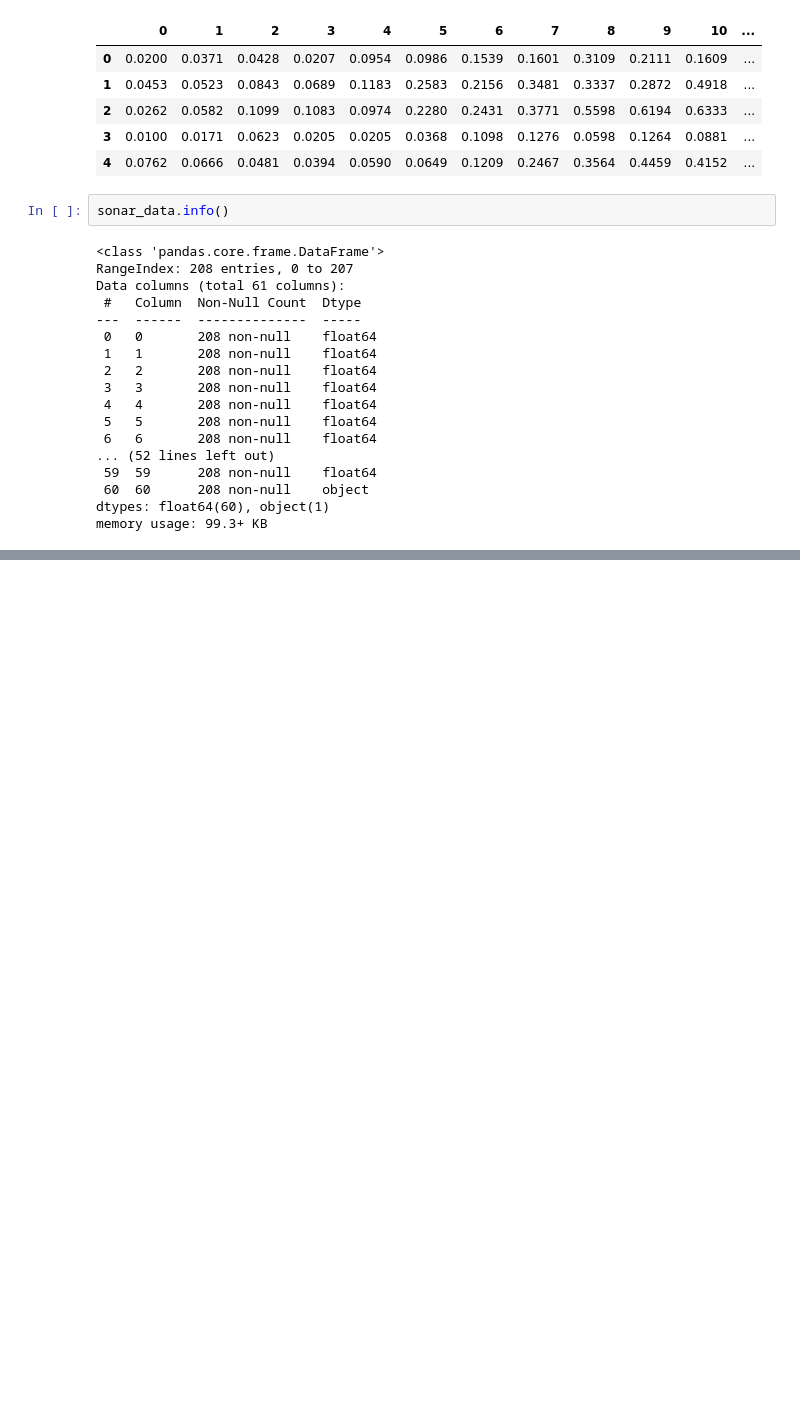
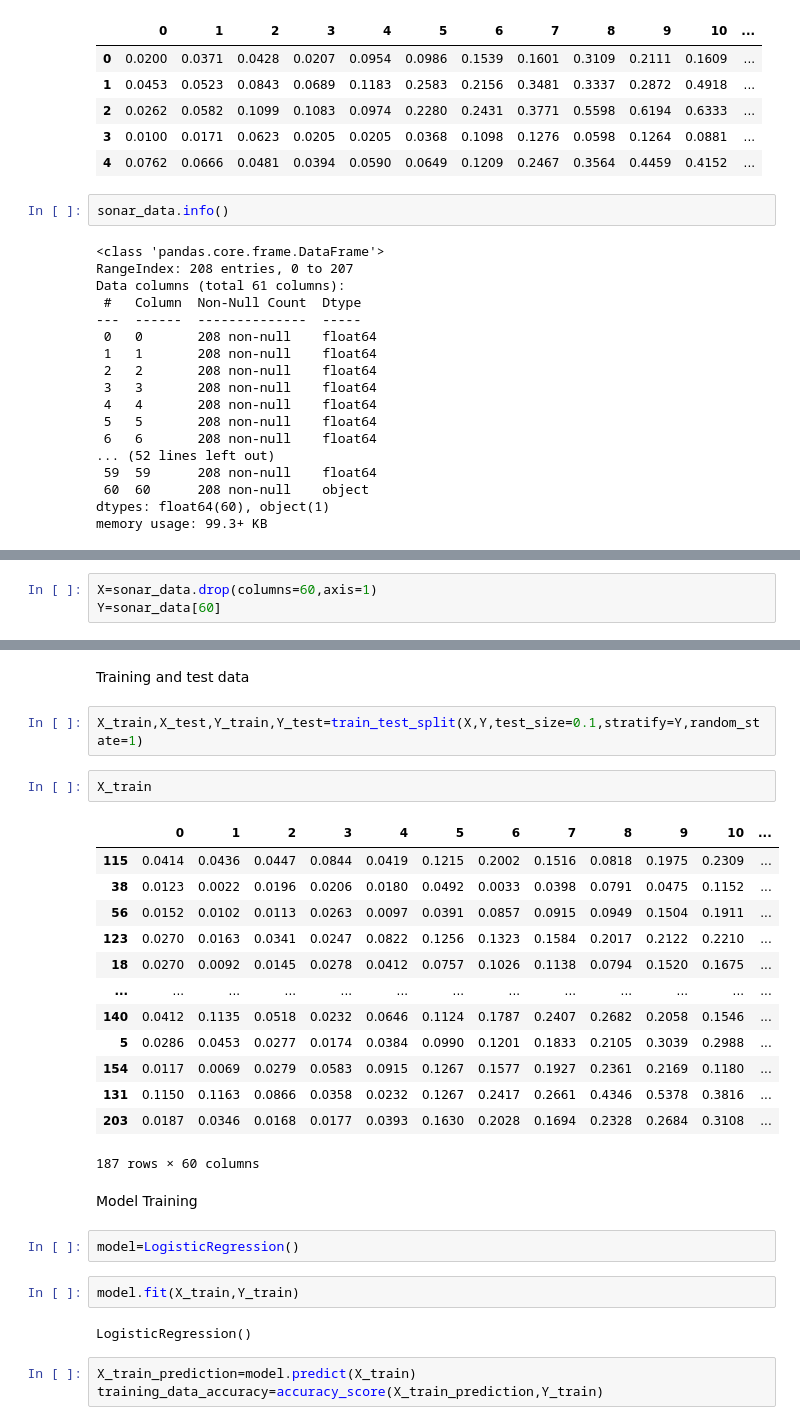
Before and after one commit to Petermchikho/Machine-Learning-Practice-Projects, a Jupyter notebook: SONAR_Rock_vs_Mine_Prediction.ipynb, the cells around one changed output, grey strips where cells are left out. Saved outputs shown, nothing was run; the diff lists cells and outputs as text; blank space fills up the shorter version.

Commit message:
model training and accuracy score

```diff
--- a/SONAR_Rock_vs_Mine_Prediction.ipynb
+++ b/SONAR_Rock_vs_Mine_Prediction.ipynb
@@ -43,0 +95,3 @@ memory usage: 99.3+ KB
+# %%
+X=sonar_data.drop(columns=60,axis=1)
+Y=sonar_data[60]
@@ -43,0 +119,31 @@ memory usage: 99.3+ KB
+# %% [markdown]
+Training and test data
+# %%
+X_train,X_test,Y_train,Y_test=train_test_split(X,Y,test_size=0.1,stratify=Y,random_state=1)
+# %%
+X_train
+# %% [output]
+|  | 0 | 1 | 2 | 3 | 4 | 5 | 6 | 7 | 8 | 9 | 10 | ... |
+| 115 | 0.0414 | 0.0436 | 0.0447 | 0.0844 | 0.0419 | 0.1215 | 0.2002 | 0.1516 | 0.0818 | 0.1975 | 0.2309 | ... |
+| 38 | 0.0123 | 0.0022 | 0.0196 | 0.0206 | 0.0180 | 0.0492 | 0.0033 | 0.0398 | 0.0791 | 0.0475 | 0.1152 | ... |
+| 56 | 0.0152 | 0.0102 | 0.0113 | 0.0263 | 0.0097 | 0.0391 | 0.0857 | 0.0915 | 0.0949 | 0.1504 | 0.1911 | ... |
+| 123 | 0.0270 | 0.0163 | 0.0341 | 0.0247 | 0.0822 | 0.1256 | 0.1323 | 0.1584 | 0.2017 | 0.2122 | 0.2210 | ... |
+| 18 | 0.0270 | 0.0092 | 0.0145 | 0.0278 | 0.0412 | 0.0757 | 0.1026 | 0.1138 | 0.0794 | 0.1520 | 0.1675 | ... |
+| ... | ... | ... | ... | ... | ... | ... | ... | ... | ... | ... | ... | ... |
+| 140 | 0.0412 | 0.1135 | 0.0518 | 0.0232 | 0.0646 | 0.1124 | 0.1787 | 0.2407 | 0.2682 | 0.2058 | 0.1546 | ... |
+| 5 | 0.0286 | 0.0453 | 0.0277 | 0.0174 | 0.0384 | 0.0990 | 0.1201 | 0.1833 | 0.2105 | 0.3039 | 0.2988 | ... |
+| 154 | 0.0117 | 0.0069 | 0.0279 | 0.0583 | 0.0915 | 0.1267 | 0.1577 | 0.1927 | 0.2361 | 0.2169 | 0.1180 | ... |
+| 131 | 0.1150 | 0.1163 | 0.0866 | 0.0358 | 0.0232 | 0.1267 | 0.2417 | 0.2661 | 0.4346 | 0.5378 | 0.3816 | ... |
+| 203 | 0.0187 | 0.0346 | 0.0168 | 0.0177 | 0.0393 | 0.1630 | 0.2028 | 0.1694 | 0.2328 | 0.2684 | 0.3108 | ... |
+187 rows × 60 columns
+# %% [markdown]
+Model Training
+# %%
+model=LogisticRegression()
+# %%
+model.fit(X_train,Y_train)
+# %% [output]
+LogisticRegression()
+# %%
+X_train_prediction=model.predict(X_train)
+training_data_accuracy=accuracy_score(X_train_prediction,Y_train)
```
Also changed, not shown: parts of 11 cells of this notebook.
